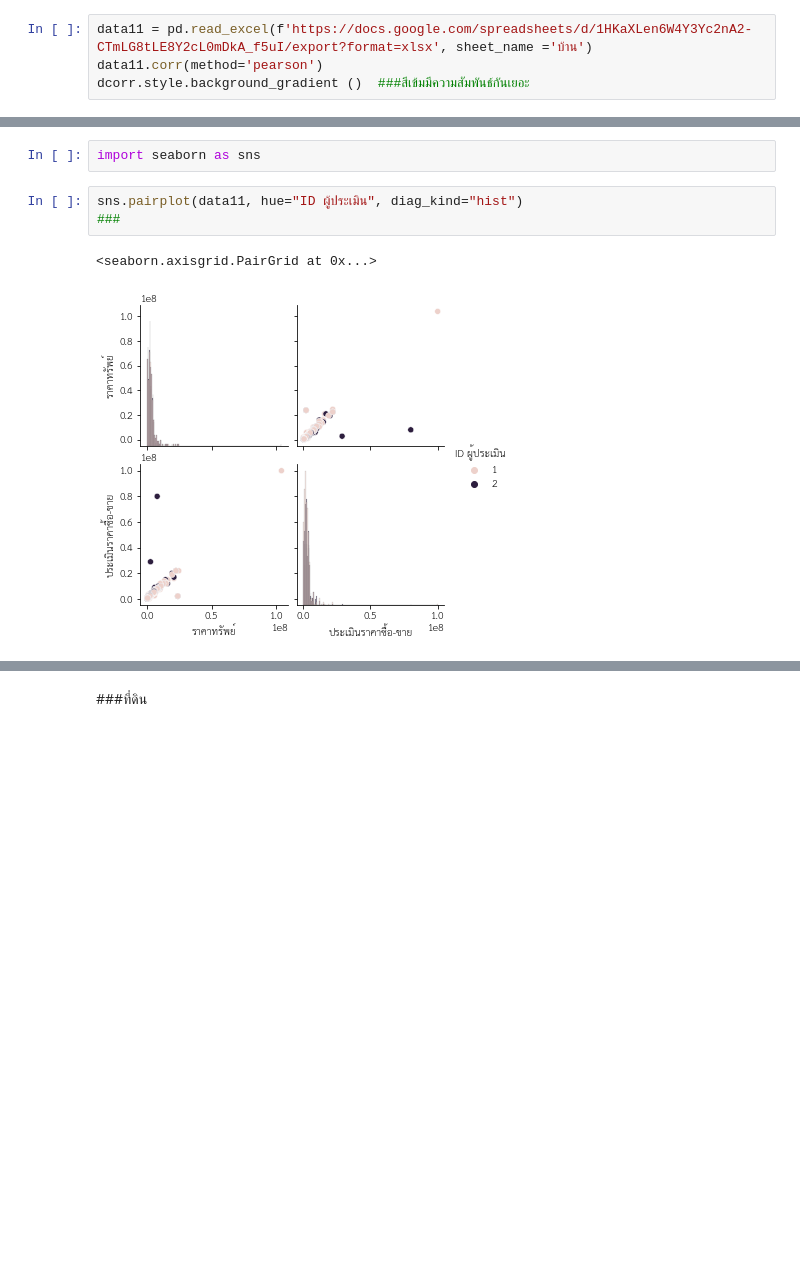
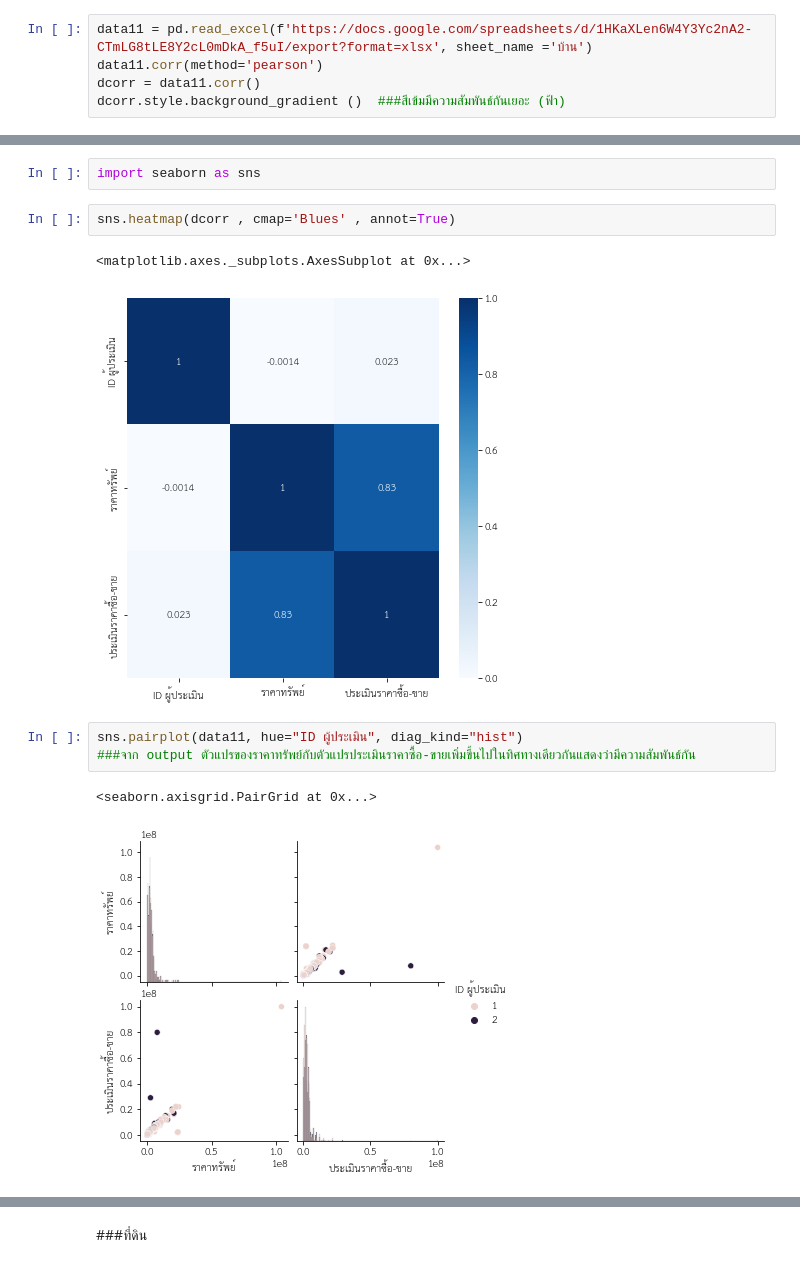
Before and after one commit to kumoromilee/bsc_dpdm22, a Jupyter notebook: [dataprep]_property_estimator.ipynb, the cells around one changed output, grey strips where cells are left out. Cells and saved outputs as stored; diff of their text form; blank space fills up the shorter version.

```diff
--- a/[dataprep]_property_estimator.ipynb
+++ b/[dataprep]_property_estimator.ipynb
@@ -1238,7 +1238,8 @@ DataFrame.corr(method='pearson', min_periods=1, numeric_only=_NoDefault.no_defau
 # %%
 data11 = pd.read_excel(f'https://docs.google.com/spreadsheets/d/1HKaXLen6W4Y3Yc2nA2-CTmLG8tLE8Y2cL0mDkA_f5uI/export?format=xlsx', sheet_name ='บ้าน')
 data11.corr(method='pearson')
-dcorr.style.background_gradient ()  ###สีเข้มมีความสัมพันธ์กันเยอะ
+dcorr = data11.corr()
+dcorr.style.background_gradient ()  ###สีเข้มมีความสัมพันธ์กันเยอะ (ฟ้า)
 # %% [output]
 |  | ID ผู้ประเมิน | ราคาทรัพย์ | ประเมินราคาซื้อ-ขาย |
 | ID ผู้ประเมิน | 1.000000 | -0.001373 | 0.022823 |
@@ -1266,9 +1267,14 @@ plt.show()
 [figure]
 # %%
 import seaborn as sns
+# %%
+sns.heatmap(dcorr , cmap='Blues' , annot=True)
+# %% [output]
+<matplotlib.axes._subplots.AxesSubplot at 0x...>
+[figure, added]
 # %%
 sns.pairplot(data11, hue="ID ผู้ประเมิน", diag_kind="hist")
-###
+###จาก output ตัวแปรของราคาทรัพย์กับตัวแปรประเมินราคาซื้อ-ขายเพิ่มขึ้นไปในทิศทางเดียวกันแสดงว่ามีความสัมพันธ์กัน
 # %% [output]
 <seaborn.axisgrid.PairGrid at 0x...>
 [figure]
```
Also changed, not shown: parts of 21 cells of this notebook.
